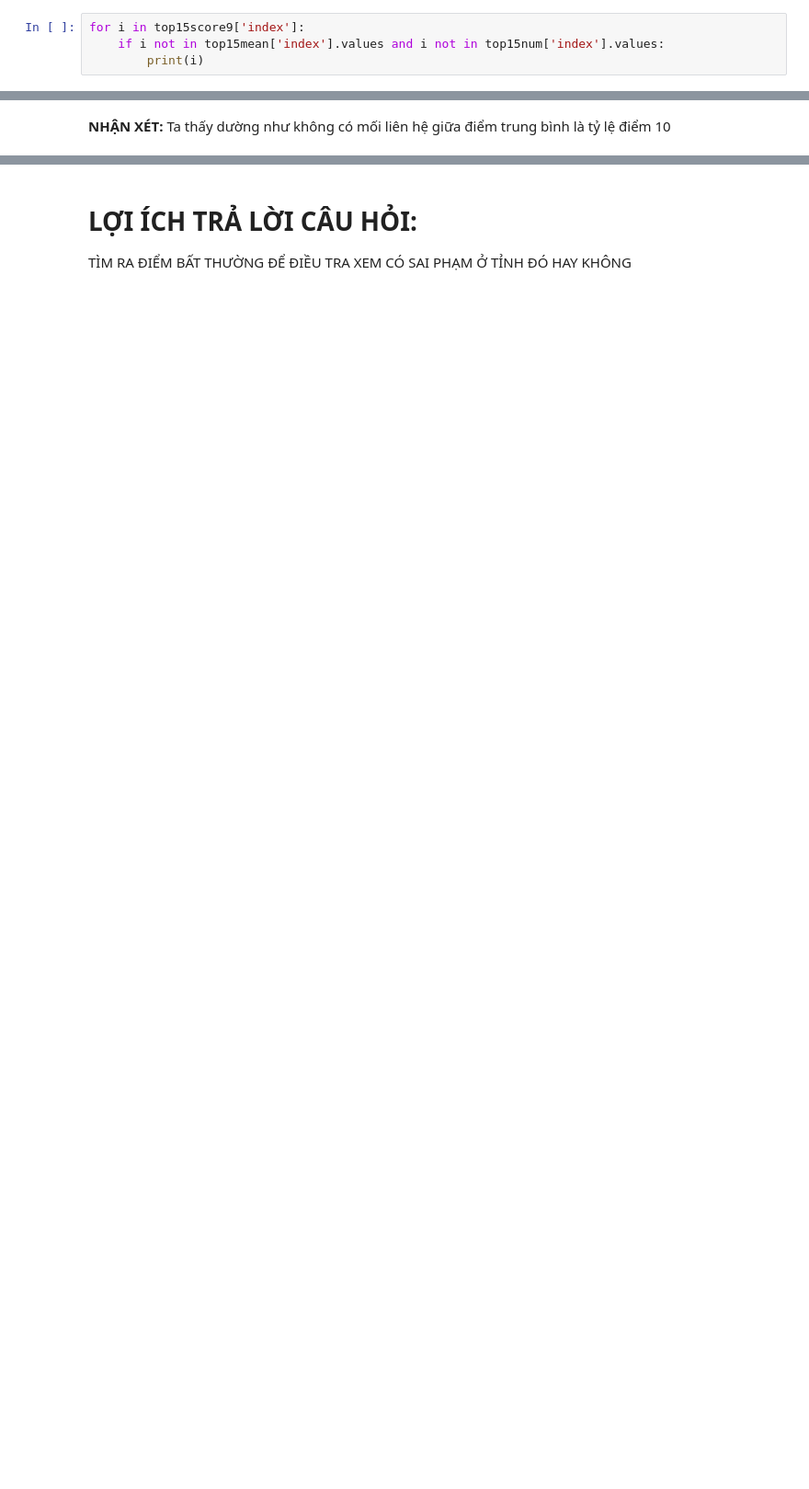
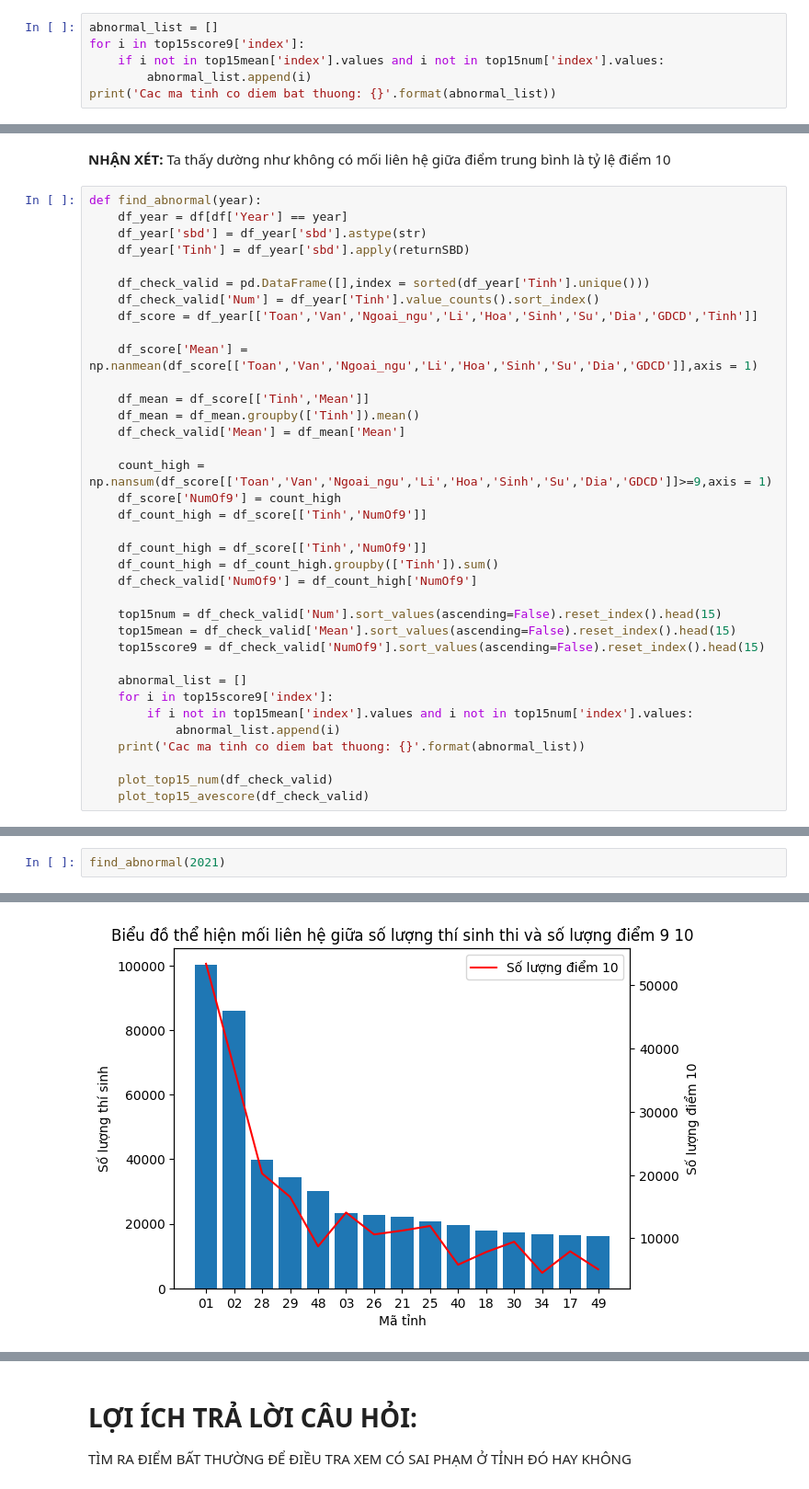
Before and after one commit to yakhimm/LP4KHDL, a Jupyter notebook: Q5.ipynb, the cells around one changed output, grey strips where cells are left out. Shown at 92% size. Drawn from its saved outputs; the diff is of its cells as text; blank space fills up the shorter version.

```diff
--- a/Q5.ipynb
+++ b/Q5.ipynb
@@ -119,7 +119,9 @@ top15score9 = df_check_valid['NumOf9'].sort_values(ascending=False).reset_index(
 # %% [markdown]
 Lấy ra mã tỉnh có điểm bất thường. Tỉnh có điểm bất thường là tỉnh mà nằm trong top 15 điểm trên 9 nhưng không nằm trong top 15 số lượng thí sinh thi hay top 15 điểm trung bình cao nhất
 # %%
+abnormal_list = []
 for i in top15score9['index']:
     if i not in top15mean['index'].values and i not in top15num['index'].values:
-        print(i)
+        abnormal_list.append(i)
+print('Cac ma tinh co diem bat thuong: {}'.format(abnormal_list))
 # %% [output]
@@ -205,3 +187,39 @@ plt.show()
 [figure]
 # %% [markdown]
 **NHẬN XÉT:** Ta thấy dường như không có mối liên hệ giữa điểm trung bình là tỷ lệ điểm 10
+# %%
+def find_abnormal(year):
+    df_year = df[df['Year'] == year]
+    df_year['sbd'] = df_year['sbd'].astype(str)
+    df_year['Tinh'] = df_year['sbd'].apply(returnSBD)
+
+    df_check_valid = pd.DataFrame([],index = sorted(df_year['Tinh'].unique()))
+    df_check_valid['Num'] = df_year['Tinh'].value_counts().sort_index()
+    df_score = df_year[['Toan','Van','Ngoai_ngu','Li','Hoa','Sinh','Su','Dia','GDCD','Tinh']]
+
+    df_score['Mean'] = np.nanmean(df_score[['Toan','Van','Ngoai_ngu','Li','Hoa','Sinh','Su','Dia','GDCD']],axis = 1)
+
+    df_mean = df_score[['Tinh','Mean']]
+    df_mean = df_mean.groupby(['Tinh']).mean()
+    df_check_valid['Mean'] = df_mean['Mean']
+
+    count_high = np.nansum(df_score[['Toan','Van','Ngoai_ngu','Li','Hoa','Sinh','Su','Dia','GDCD']]>=9,axis = 1)
+    df_score['NumOf9'] = count_high
+    df_count_high = df_score[['Tinh','NumOf9']]
+
+    df_count_high = df_score[['Tinh','NumOf9']]
+    df_count_high = df_count_high.groupby(['Tinh']).sum()
+    df_check_valid['NumOf9'] = df_count_high['NumOf9']
+
+    top15num = df_check_valid['Num'].sort_values(ascending=False).reset_index().head(15)
+    top15mean = df_check_valid['Mean'].sort_values(ascending=False).reset_index().head(15)
+    top15score9 = df_check_valid['NumOf9'].sort_values(ascending=False).reset_index().head(15)
+
+    abnormal_list = []
+    for i in top15score9['index']:
+        if i not in top15mean['index'].values and i not in top15num['index'].values:
+            abnormal_list.append(i)
+    print('Cac ma tinh co diem bat thuong: {}'.format(abnormal_list))
+
+    plot_top15_num(df_check_valid)
+    plot_top15_avescore(df_check_valid)
@@ -207,0 +232,3 @@ plt.show()
+# %%
+find_abnormal(2021)
+# %% [output]
@@ -207,0 +236 @@ plt.show()
+[figure, added]
```
Also changed, not shown: parts of 12 cells of this notebook, 1 other file.
